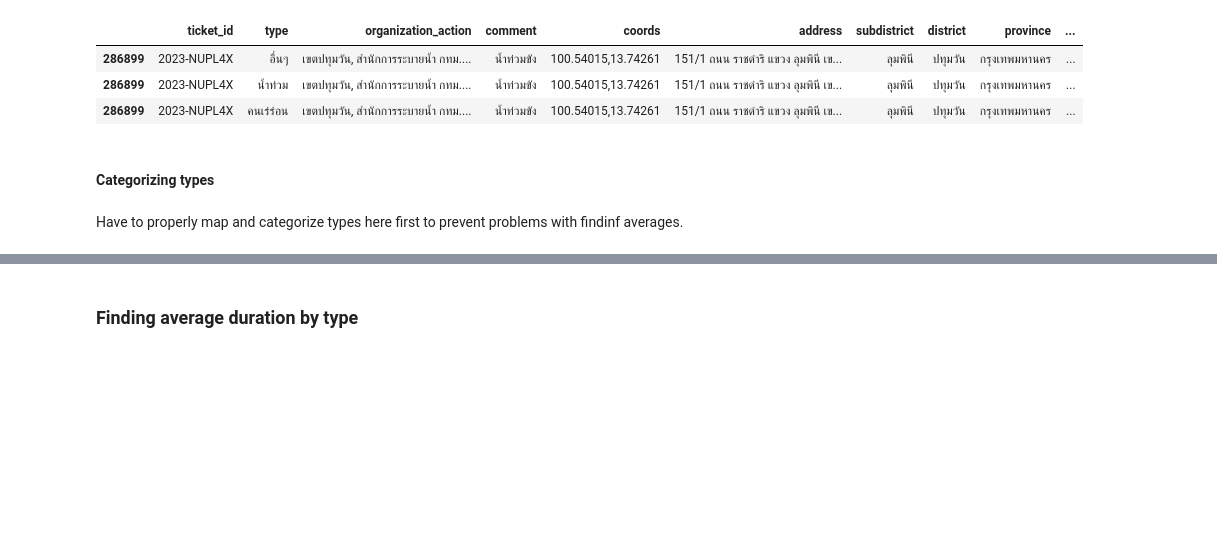
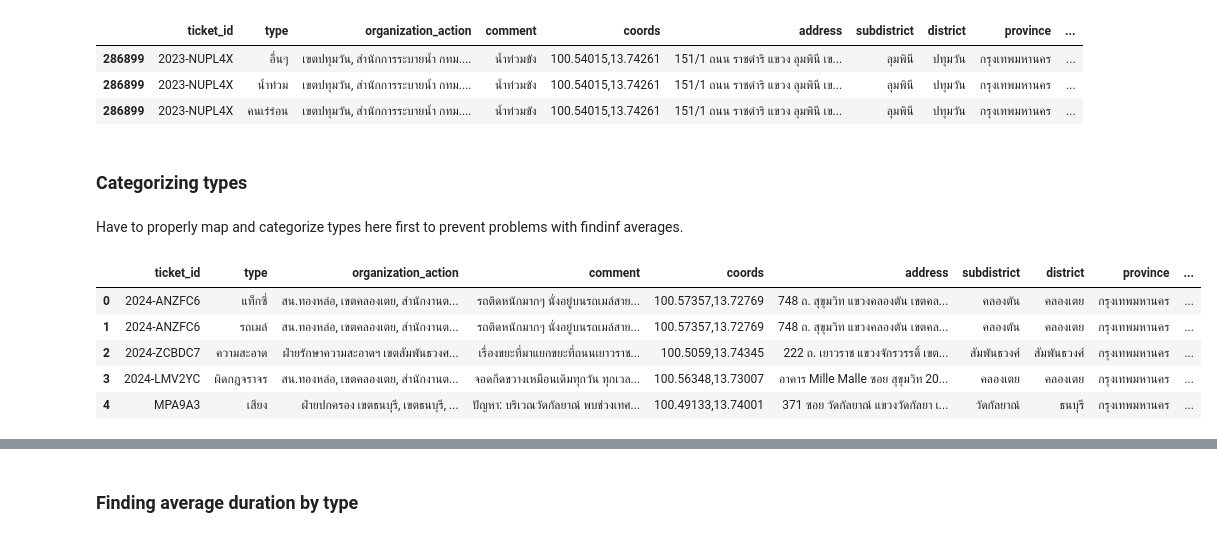
Before and after one commit to KhopSun/ChAMP_DataTrack_DADS, a Jupyter notebook: Question2_Part3.ipynb, the cells around one changed output, grey strips where cells are left out. Drawn from its saved outputs; the diff is of its cells as text; code cells hidden in the pictures; blank space fills up the shorter version.

Commit message:
Start categorizing types in considering by type

```diff
--- a/Question2_Part3.ipynb
+++ b/Question2_Part3.ipynb
@@ -255,4 +254,4 @@ combined_exploded_df_bkk[combined_exploded_df_bkk['ticket_id'] == '2023-NUPL4X']
 # %% [markdown]
-#### Categorizing types
+### Categorizing types
 # %% [markdown]
 Have to properly map and categorize types here first to prevent problems with findinf averages.
@@ -261,0 +258,11 @@ combined_exploded_df_bkk.to_csv('Combined_Cases_And_Logs_Exploded_Bangkok.csv',
+# %%
+combined_exploded_df_bkk = pd.read_csv('Combined_Cases_And_Logs_Exploded_Bangkok.csv')
+# %%
+combined_exploded_df_bkk.head()
+# %% [output]
+|  | ticket_id | type | organization_action | comment | coords | address | subdistrict | district | province | ... |
+| 0 | 2024-ANZFC6 | แท็กซี่ | สน.ทองหล่อ, เขตคลองเตย, สำนักงานต... | รถติดหนักมากๆ นั่งอยู่บนรถเมล์สาย... | 100.57357,13.72769 | 748 ถ. สุขุมวิท แขวงคลองตัน เขตคล... | คลองตัน | คลองเตย | กรุงเทพมหานคร | ... |
+| 1 | 2024-ANZFC6 | รถเมล์ | สน.ทองหล่อ, เขตคลองเตย, สำนักงานต... | รถติดหนักมากๆ นั่งอยู่บนรถเมล์สาย... | 100.57357,13.72769 | 748 ถ. สุขุมวิท แขวงคลองตัน เขตคล... | คลองตัน | คลองเตย | กรุงเทพมหานคร | ... |
+| 2 | 2024-ZCBDC7 | ความสะอาด | ฝ่ายรักษาความสะอาดฯ เขตสัมพันธวงศ... | เรื่องขยะที่มาแยกขยะที่ถนนเยาวราช... | 100.5059,13.74345 | 222 ถ. เยาวราช แขวงจักรวรรดิ์ เขต... | สัมพันธวงศ์ | สัมพันธวงศ์ | กรุงเทพมหานคร | ... |
+| 3 | 2024-LMV2YC | ผิดกฎจราจร | สน.ทองหล่อ, เขตคลองเตย, สำนักงานต... | จอดกึดขวางเหมือนเดิมทุกวัน ทุกเวล... | 100.56348,13.73007 | อาคาร Mille Malle ซอย สุขุมวิท 20... | คลองเตย | คลองเตย | กรุงเทพมหานคร | ... |
+| 4 | MPA9A3 | เสียง | ฝ่ายปกครอง เขตธนบุรี, เขตธนบุรี, ... | ปัญหา: บริเวณวัดกัลยาณ์ พบช่วงเทศ... | 100.49133,13.74001 | 371 ซอย วัดกัลยาณ์ แขวงวัดกัลยา เ... | วัดกัลยาณ์ | ธนบุรี | กรุงเทพมหานคร | ... |
```
Also changed, not shown: parts of 15 cells of this notebook.
